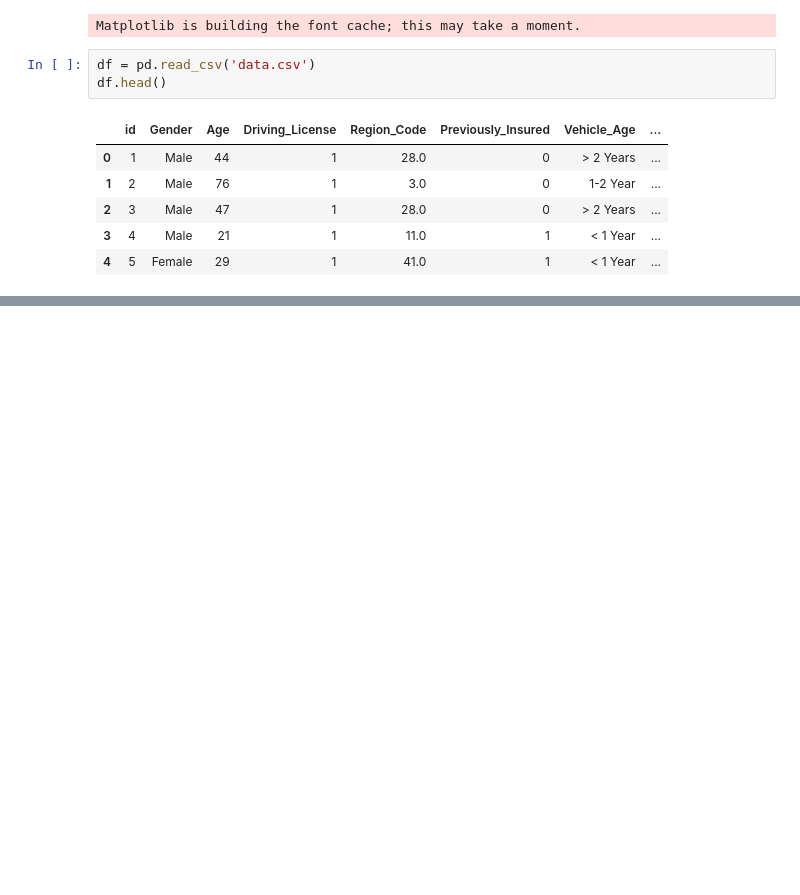
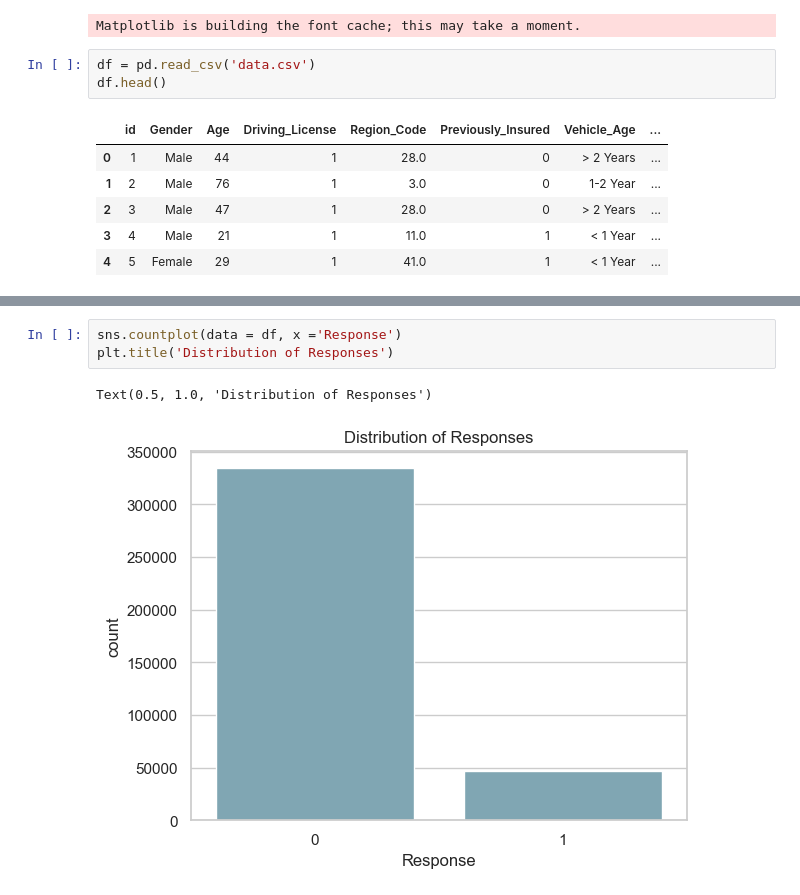
Before and after one commit to saimadhu27/MLOps-project, a Jupyter notebook: notebook/exp-notebook.ipynb, the cells around one changed output, grey strips where cells are left out. Drawn from its saved outputs; the diff is of its cells as text; blank space fills up the shorter version.

Commit message:
experiments on data

```diff
--- a/notebook/exp-notebook.ipynb
+++ b/notebook/exp-notebook.ipynb
@@ -22,0 +104,6 @@ df.head()
+# %%
+sns.countplot(data = df, x ='Response')
+plt.title('Distribution of Responses')
+# %% [output]
+Text(0.5, 1.0, 'Distribution of Responses')
+[figure, added]
```
Also changed, not shown: parts of 38 cells of this notebook, 1 other file.
